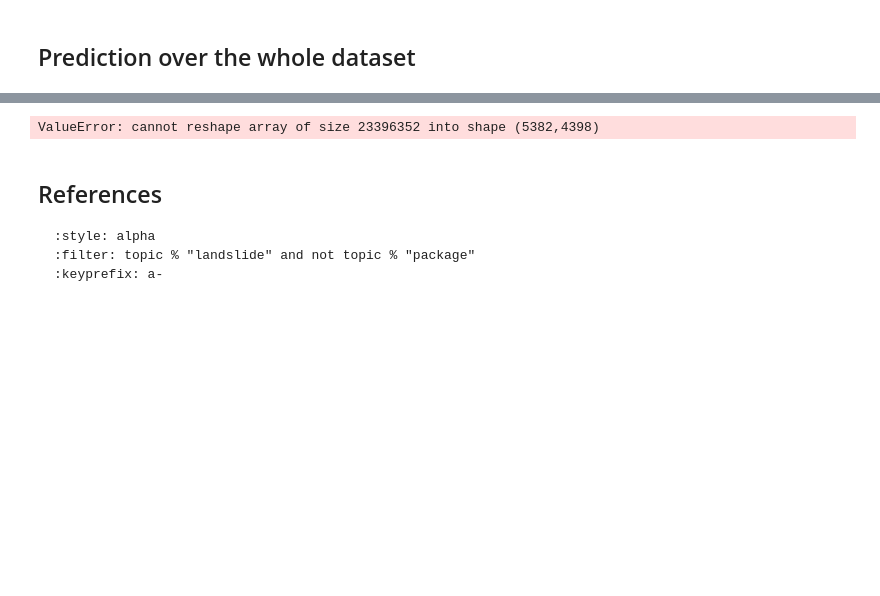
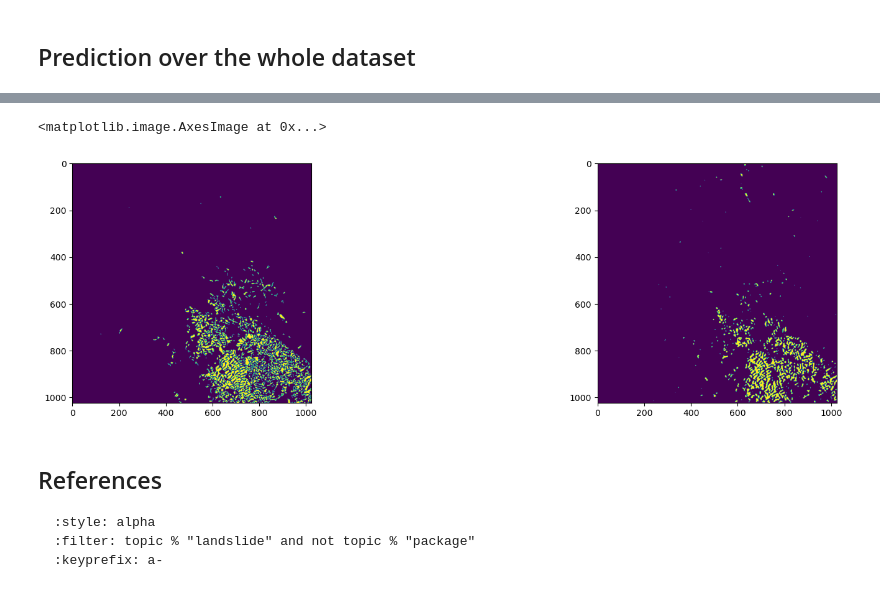
Before and after one commit to pangeo-data/pangeo-igarss2024, a Jupyter notebook: docs/landslide_xbatcher.ipynb, the cells around one changed output, grey strips where cells are left out. Cells and saved outputs as stored; diff of their text form; code cells hidden in the pictures; blank space fills up the shorter version.

Commit message:
add prediction with larget patch size

```diff
--- a/docs/landslide_xbatcher.ipynb
+++ b/docs/landslide_xbatcher.ipynb
@@ -641,5 +663,9 @@ from tqdm.notebook import tqdm
+# %%
+hparams_all = copy.deepcopy(hparams)
+hparams_all['patch_size']=[1024,1024]
+hparams_all['batch_size']=1
 # %%
-dm_all = BeforeAfterCubeDataModule(
+dm_all= BeforeAfterCubeDataModule(
     ds_name=hparams["ds_name"],
     ds_storage=hparams["ds_storage"],
     ba_vars=['vv', 'vh'],
@@ -649,8 +675,9 @@ dm_all = BeforeAfterCubeDataModule(
     event_end_date='20180907',
     input_vars=hparams["input_vars"],
     target='landslides',
-    train_val_test_split=(0.7, 0.2, 0.1),
-    batch_size=hparams["batch_size"],
+    train_val_test_split=None,
+    patch_size=hparams_all["patch_size"],
+    batch_size=hparams_all["batch_size"],
     include_negatives=True
 )
 # %%
@@ -667,8 +688,13 @@ Train - Val - Test LENGTHS 999 285 144
 # %%
 ds = dm_all.data_whole
-dataloader = torch.utils.data.DataLoader(ds, batch_size=64, pin_memory=False, shuffle=False)
+dataloader = torch.utils.data.DataLoader(ds, pin_memory=False, shuffle=False)
 # %%
+targets = []
 outputs = []
 for batch_idx, (image, target) in tqdm(enumerate(dataloader), total=len(dataloader)):
     output = model(image)
-    outputs.append(output[:, 1].cpu().detach().numpy())
+    outputs.append(output[:, 0].cpu().detach().numpy())
+    targets.append(target.cpu().detach().numpy())
+
+targets = np.concatenate(targets, axis=0)
+outputs = np.concatenate(outputs, axis=0)
@@ -681,7 +701,11 @@ def input_reshape(inputs_list, input_ds):
-# %%
-outputs_final = input_reshape(outputs, dm_all.ds)
-# %% [output]
-ValueError: cannot reshape array of size 23396352 into shape (5382,4398)
+# %%
+batch_id = 6
+f, axarr = plt.subplots(1,2, figsize=(20,5))
+axarr[0].imshow(targets[batch_id])
+axarr[1].imshow(outputs[batch_id]<0.5)
+# %% [output]
+<matplotlib.image.AxesImage at 0x...>
+[figure, added]
 # %% [markdown]
  ## References
 
```
Also changed, not shown: parts of 22 cells of this notebook.
